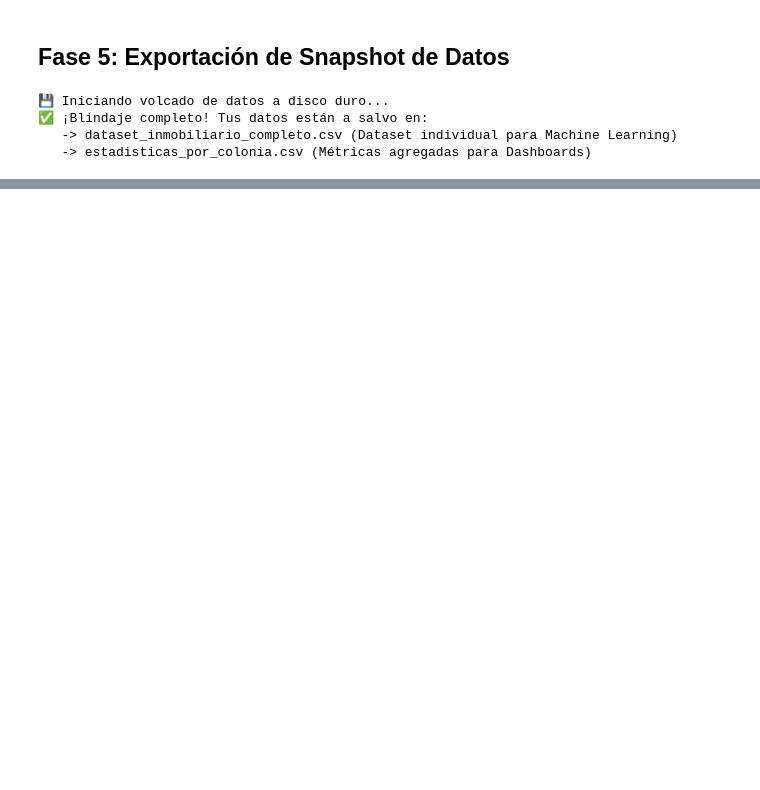
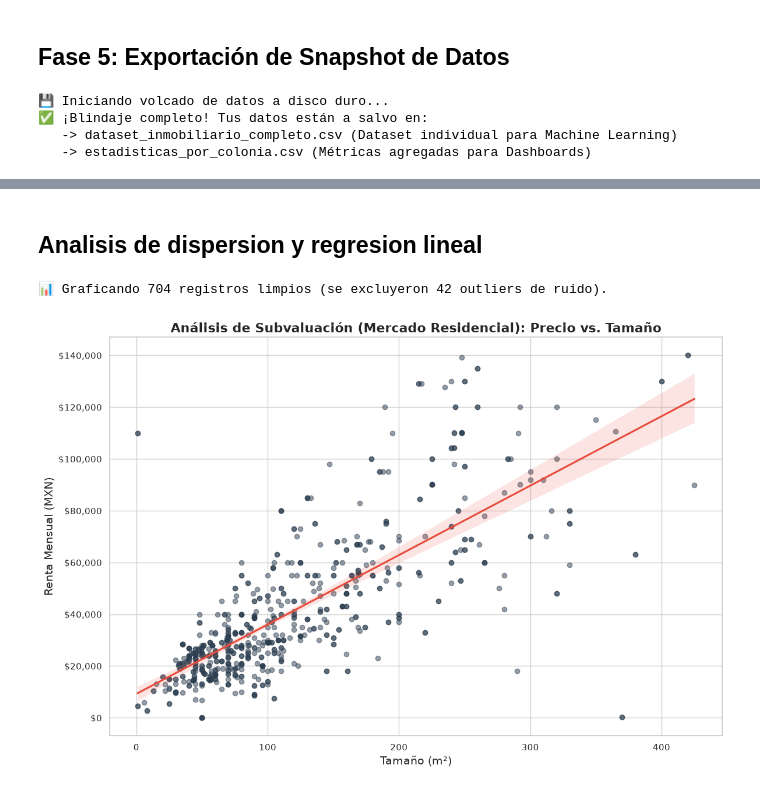
Before and after one commit to EduardoCarbajalM/scraper-inmobiliario, a Jupyter notebook: scraper_inmobiliario.ipynb, the cells around one changed output, grey strips where cells are left out. Cells and saved outputs as stored; diff of their text form; code cells hidden in the pictures; blank space fills up the shorter version.

```diff
--- a/scraper_inmobiliario.ipynb
+++ b/scraper_inmobiliario.ipynb
@@ -441,0 +501,34 @@ print(f"   -> {archivo_stats} (Métricas agregadas para Dashboards)")
+# %% [markdown]
+## Analisis de dispersion y regresion lineal
+# %%
+import seaborn as sns
+import matplotlib.pyplot as plt
+
+# 🧹 Filtramos outliers extremos (ej. rentas mayores a $150,000 MXN o tamaños mayores a 500 m²)
+# para aislar el mercado residencial real de departamentos.
+df_filtrado = df[(df['precio_numerico'] < 150000) & (df['metros_cuadrados'] < 500)].copy()
+
+print(f"📊 Graficando {len(df_filtrado)} registros limpios (se excluyeron {len(df) - len(df_filtrado)} outliers de ruido).")
+
+fig, ax = plt.subplots(figsize=(12, 8))
+
+# Generamos el diagrama de dispersión con la línea de tendencia (Regresión lineal)
+sns.regplot(
+    data=df_filtrado,
+    x='metros_cuadrados',
+    y='precio_numerico',
+    scatter_kws={'alpha': 0.5, 'color': '#2C3E50'},
+    line_kws={'color': '#E74C3C'}, # Línea de tendencia estimada
+    ax=ax
+)
+
+ax.set_title('Análisis de Subvaluación (Mercado Residencial): Precio vs. Tamaño', fontsize=16, fontweight='bold')
+ax.set_xlabel('Tamaño (m²)', fontsize=14)
+ax.set_ylabel('Renta Mensual (MXN)', fontsize=14)
+ax.yaxis.set_major_formatter('${x:,.0f}')
+
+plt.tight_layout()
+plt.show()
+# %% [output]
+📊 Graficando 704 registros limpios (se excluyeron 42 outliers de ruido).
+[figure, added]
```
Also changed, not shown: parts of 6 cells of this notebook, 4 other files.
